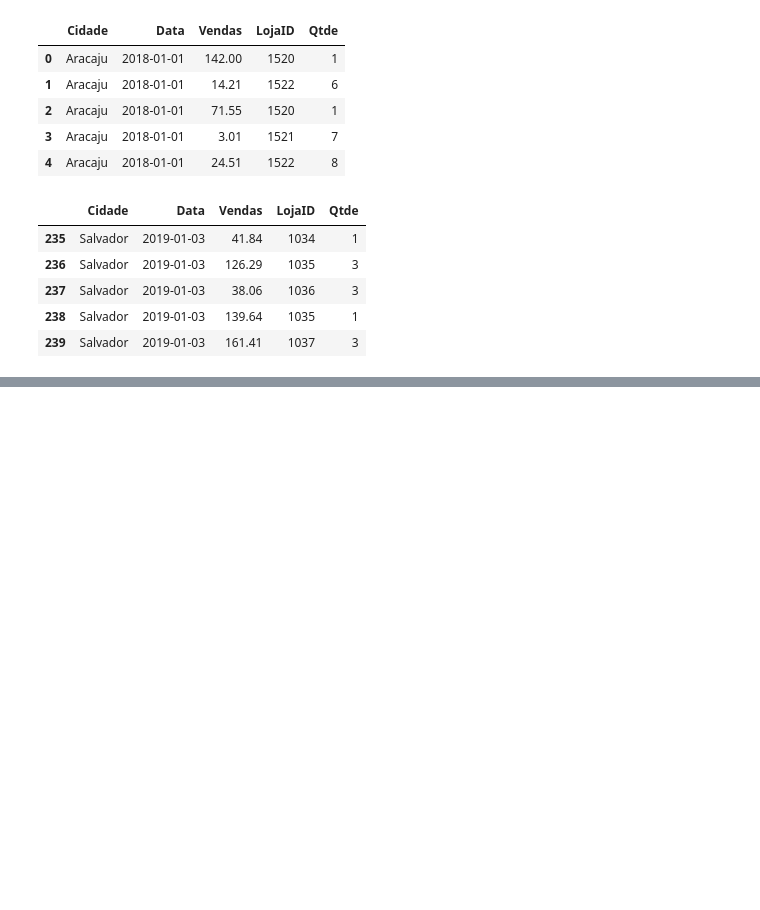
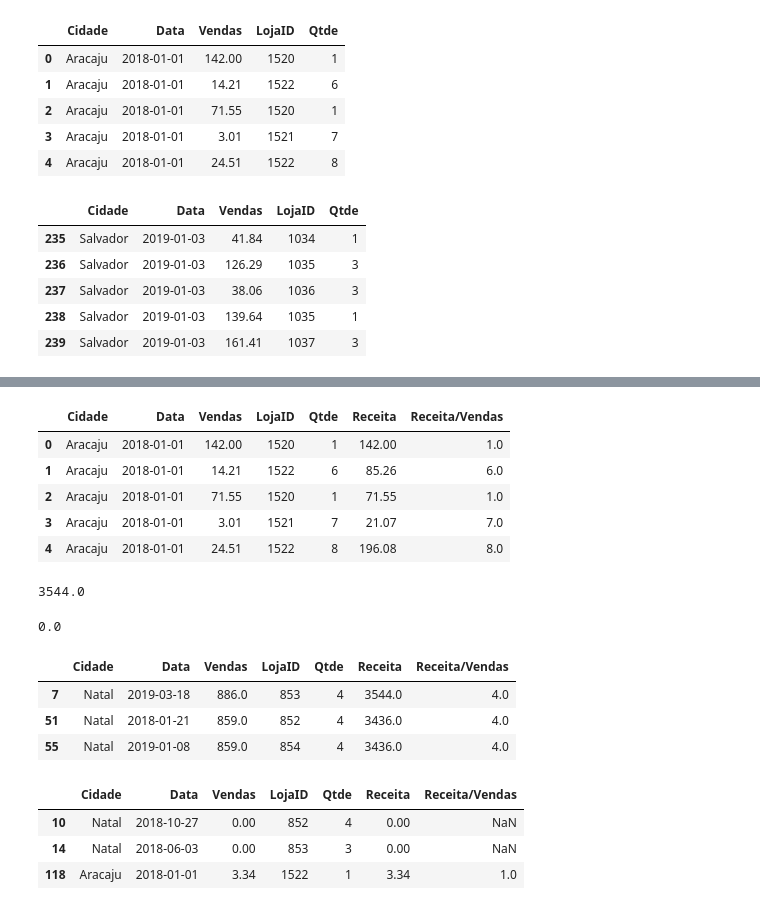
Before and after one commit to Dalfior/Biblioteca_Pandas, a Jupyter notebook: Aula5_Pandas.ipynb, the cells around one changed output, grey strips where cells are left out. Cells and saved outputs as stored; diff of their text form; code cells hidden in the pictures; blank space fills up the shorter version.

```diff
--- a/Aula5_Pandas.ipynb
+++ b/Aula5_Pandas.ipynb
@@ -40,0 +159,35 @@ df.tail()
+# %%
+df.head()
+# %% [output]
+|  | Cidade | Data | Vendas | LojaID | Qtde | Receita | Receita/Vendas |
+| 0 | Aracaju | 2018-01-01 | 142.00 | 1520 | 1 | 142.00 | 1.0 |
+| 1 | Aracaju | 2018-01-01 | 14.21 | 1522 | 6 | 85.26 | 6.0 |
+| 2 | Aracaju | 2018-01-01 | 71.55 | 1520 | 1 | 71.55 | 1.0 |
+| 3 | Aracaju | 2018-01-01 | 3.01 | 1521 | 7 | 21.07 | 7.0 |
+| 4 | Aracaju | 2018-01-01 | 24.51 | 1522 | 8 | 196.08 | 8.0 |
+# %%
+#Retornando a maior receita
+df["Receita"].max()
+# %% [output]
+3544.0
+# %%
+#Retornando a menor receita
+df["Receita"].min()
+# %% [output]
+0.0
+# %%
+#nlargest: Retorna o top 3 com base na coluna especificada
+df.nlargest(3, "Receita")
+# %% [output]
+|  | Cidade | Data | Vendas | LojaID | Qtde | Receita | Receita/Vendas |
+| 7 | Natal | 2019-03-18 | 886.0 | 853 | 4 | 3544.0 | 4.0 |
+| 51 | Natal | 2018-01-21 | 859.0 | 852 | 4 | 3436.0 | 4.0 |
+| 55 | Natal | 2019-01-08 | 859.0 | 854 | 4 | 3436.0 | 4.0 |
+# %%
+#nsmallest : Retorna o top 3 piore com base na coluna especificada
+df.nsmallest(3, "Receita")
+# %% [output]
+|  | Cidade | Data | Vendas | LojaID | Qtde | Receita | Receita/Vendas |
+| 10 | Natal | 2018-10-27 | 0.00 | 852 | 4 | 0.00 | NaN |
+| 14 | Natal | 2018-06-03 | 0.00 | 853 | 3 | 0.00 | NaN |
+| 118 | Aracaju | 2018-01-01 | 3.34 | 1522 | 1 | 3.34 | 1.0 |
```
Also changed, not shown: parts of 24 cells of this notebook.
